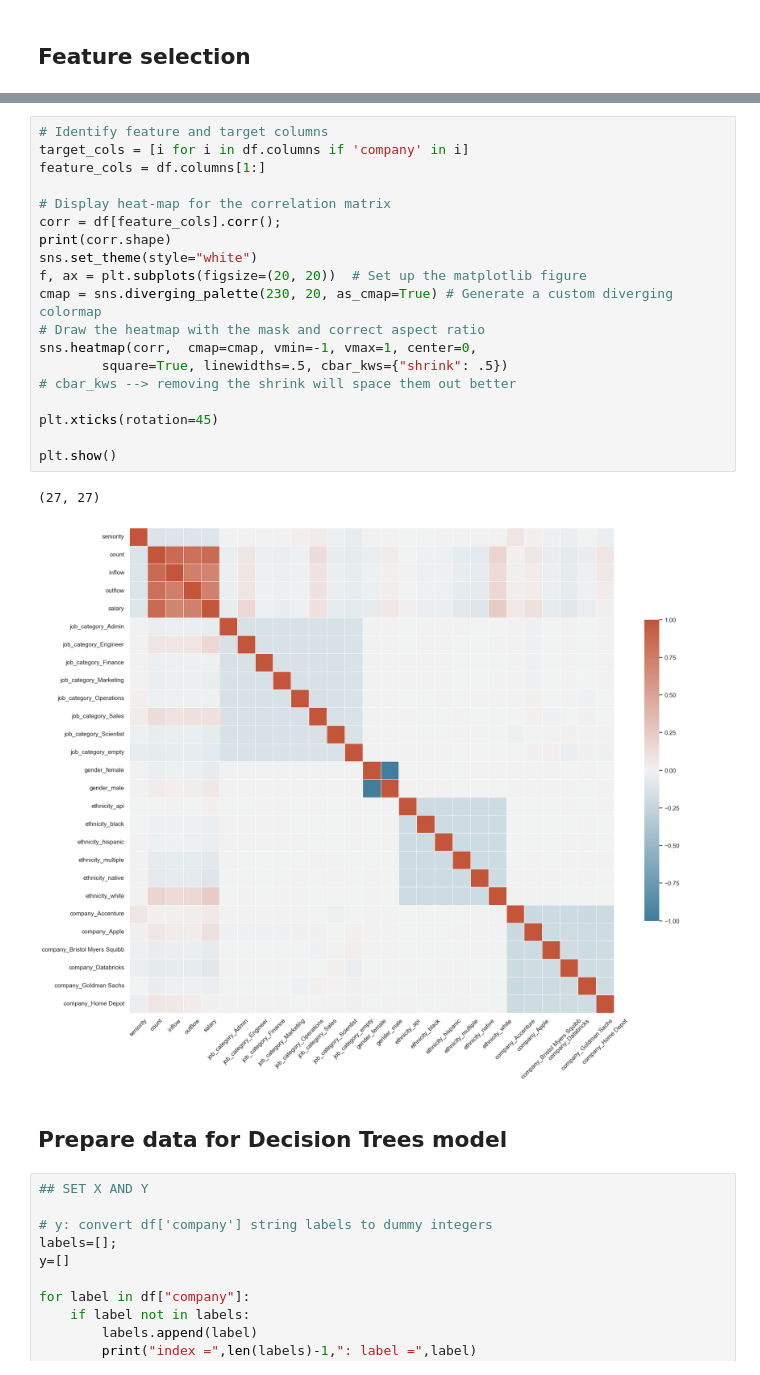
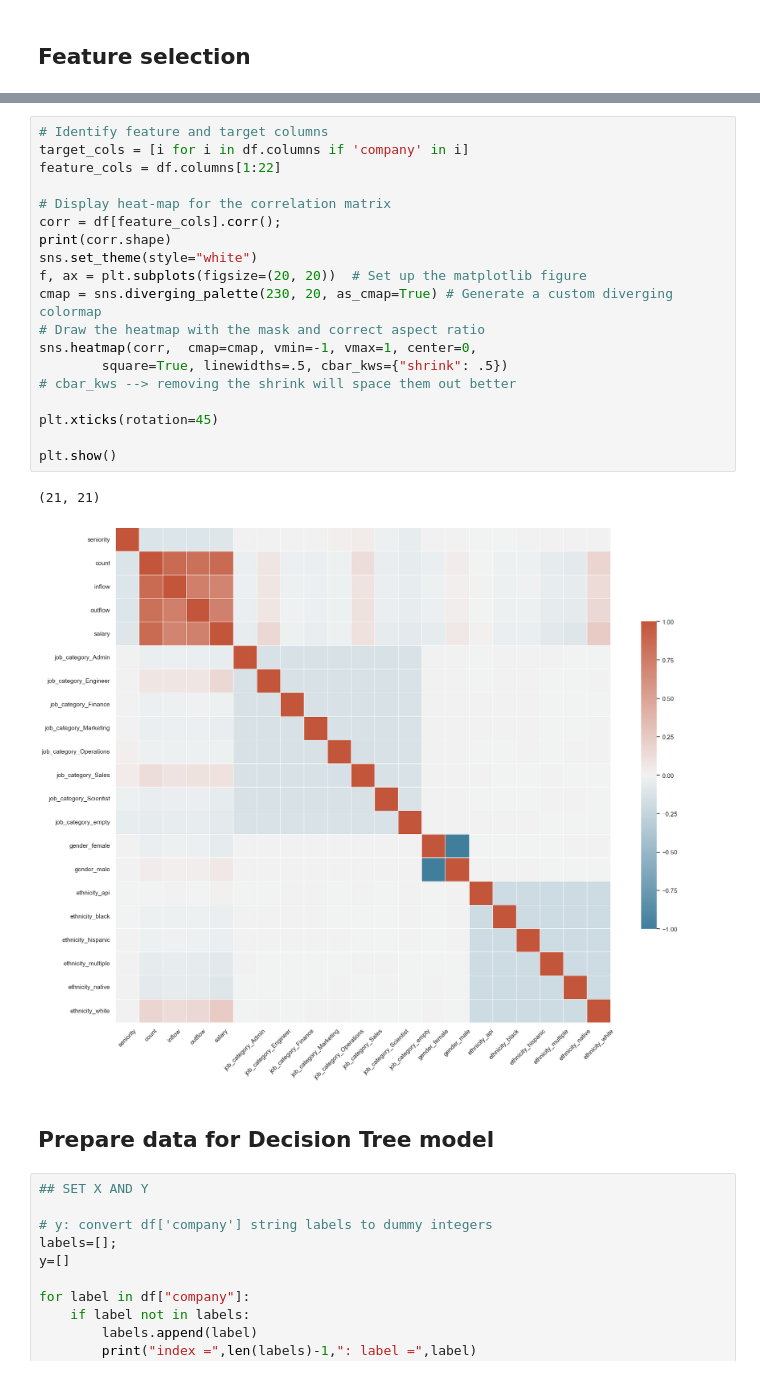
Before and after one commit to anly501/anly-501-project-cynthia-ng, a Jupyter notebook: codes/DT_py.ipynb, the cells around one changed output, grey strips where cells are left out. Saved outputs shown, nothing was run; the diff lists cells and outputs as text.

```diff
--- a/codes/DT_py.ipynb
+++ b/codes/DT_py.ipynb
@@ -139,27 +157,27 @@ percision, recall, fscore, (array([0.20677452, 0.19720419, 0.2004008 , 0.1867381
 # %%
 # Identify feature and target columns
 target_cols = [i for i in df.columns if 'company' in i]
-feature_cols = df.columns[1:]
+feature_cols = df.columns[1:22]
 
 # Display heat-map for the correlation matrix
 corr = df[feature_cols].corr();
 print(corr.shape)
 sns.set_theme(style="white")
 f, ax = plt.subplots(figsize=(20, 20))  # Set up the matplotlib figure
 cmap = sns.diverging_palette(230, 20, as_cmap=True) # Generate a custom diverging colormap
 # Draw the heatmap with the mask and correct aspect ratio
 sns.heatmap(corr,  cmap=cmap, vmin=-1, vmax=1, center=0,
         square=True, linewidths=.5, cbar_kws={"shrink": .5})
 # cbar_kws --> removing the shrink will space them out better
 
 plt.xticks(rotation=45)
 
 plt.show()
 # %% [output]
-(27, 27)
+(21, 21)
-[figure, old version]
+[figure, new version]
 # %% [markdown]
-## Prepare data for Decision Trees model
+## Prepare data for Decision Tree model
 # %%
 ## SET X AND Y
 
```
Also changed, not shown: parts of 13 cells of this notebook, 3 other files.
